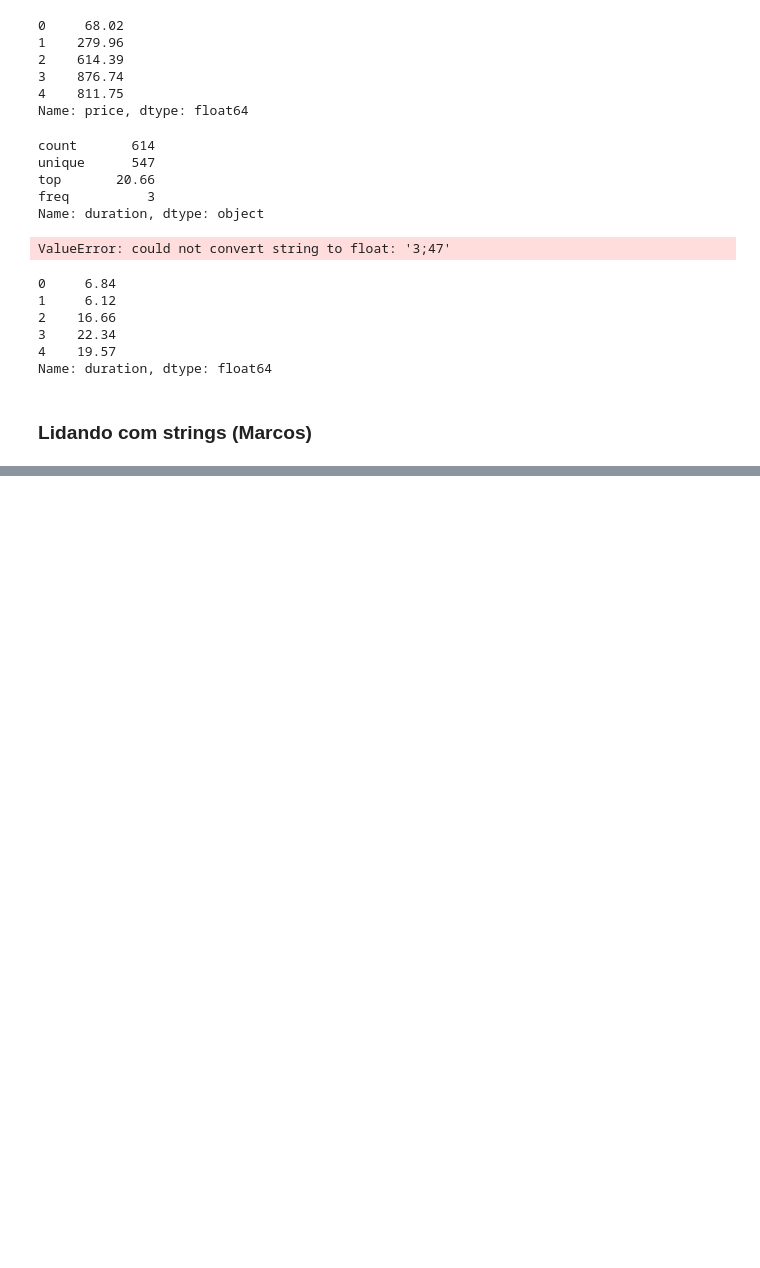
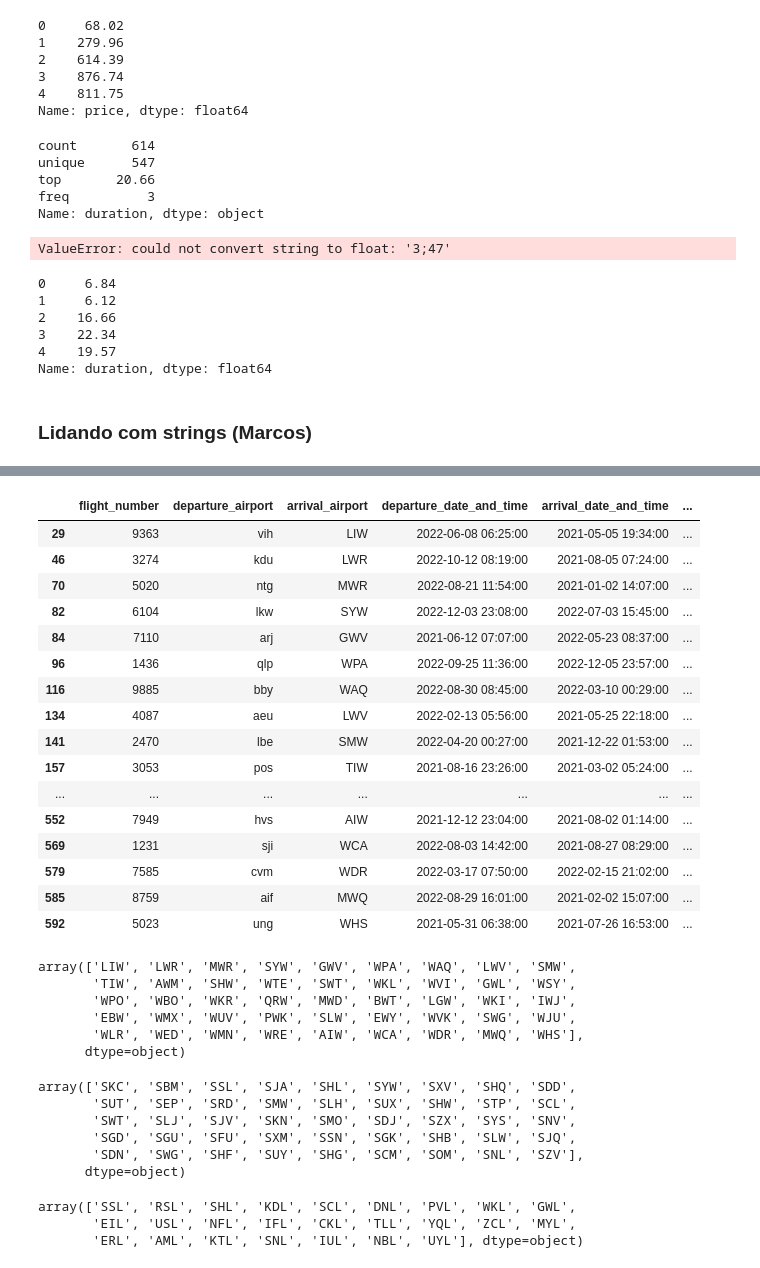
Before and after one commit to barbnrosa/trabalho-pandas, a Jupyter notebook: pandas.ipynb, the cells around one changed output, grey strips where cells are left out. Drawn from its saved outputs; the diff is of its cells as text; code cells hidden in the pictures; blank space fills up the shorter version.

Commit message:
Parte do Marcos - Strings criada

```diff
--- a/pandas.ipynb
+++ b/pandas.ipynb
@@ -307,3 +306,7 @@ df_parsed['duration'].head()
 Name: duration, dtype: float64
 # %% [markdown]
 ### Lidando com strings (Marcos)
+# %%
+# Criando uma cópia do dataframe
+df_strings = df_parsed.copy()
+df_strings
@@ -309,0 +327,6 @@ Name: duration, dtype: float64
+# %%
+# Usando os métodos UPPER e lower para deixar em caixa alta e caixa baixa
+
+df_strings['departure_airport'] = df_strings['departure_airport'].apply(lambda x: x.lower())
+df_strings['airline'] = df_strings['airline'].apply(lambda x: x.upper())
+df_strings
@@ -309,0 +362,4 @@ Name: duration, dtype: float64
+# %%
+# Substituindo espaços em branco
+df_strings['departure_airport'] = df_strings['departure_airport'].str.replace(' ', '')
+df_strings['arrival_airport'] = df_strings['arrival_airport'].str.replace(' ', '')
@@ -309,0 +383,48 @@ Name: duration, dtype: float64
+# %%
+# Buscando aeroportos que contenham a letra "W"
+df_strings[df_strings['arrival_airport'].str.contains('W')]
+# %% [output]
+|  | flight_number | departure_airport | arrival_airport | departure_date_and_time | arrival_date_and_time | ... |
+| 29 | 9363 | vih | LIW | 2022-06-08 06:25:00 | 2021-05-05 19:34:00 | ... |
+| 46 | 3274 | kdu | LWR | 2022-10-12 08:19:00 | 2021-08-05 07:24:00 | ... |
+| 70 | 5020 | ntg | MWR | 2022-08-21 11:54:00 | 2021-01-02 14:07:00 | ... |
+| 82 | 6104 | lkw | SYW | 2022-12-03 23:08:00 | 2022-07-03 15:45:00 | ... |
+| 84 | 7110 | arj | GWV | 2021-06-12 07:07:00 | 2022-05-23 08:37:00 | ... |
+| 96 | 1436 | qlp | WPA | 2022-09-25 11:36:00 | 2022-12-05 23:57:00 | ... |
+| 116 | 9885 | bby | WAQ | 2022-08-30 08:45:00 | 2022-03-10 00:29:00 | ... |
+| 134 | 4087 | aeu | LWV | 2022-02-13 05:56:00 | 2021-05-25 22:18:00 | ... |
+| 141 | 2470 | lbe | SMW | 2022-04-20 00:27:00 | 2021-12-22 01:53:00 | ... |
+| 157 | 3053 | pos | TIW | 2021-08-16 23:26:00 | 2021-03-02 05:24:00 | ... |
+| ... | ... | ... | ... | ... | ... | ... |
+| 552 | 7949 | hvs | AIW | 2021-12-12 23:04:00 | 2021-08-02 01:14:00 | ... |
+| 569 | 1231 | sji | WCA | 2022-08-03 14:42:00 | 2021-08-27 08:29:00 | ... |
+| 579 | 7585 | cvm | WDR | 2022-03-17 07:50:00 | 2022-02-15 21:02:00 | ... |
+| 585 | 8759 | aif | MWQ | 2022-08-29 16:01:00 | 2021-02-02 15:07:00 | ... |
+| 592 | 5023 | ung | WHS | 2021-05-31 06:38:00 | 2021-07-26 16:53:00 | ... |
+# %%
+# Exibindo valores únicos
+df_strings[df_strings['arrival_airport'].str.contains('W')]['arrival_airport'].unique()
+# %% [output]
+array(['LIW', 'LWR', 'MWR', 'SYW', 'GWV', 'WPA', 'WAQ', 'LWV', 'SMW',
+       'TIW', 'AWM', 'SHW', 'WTE', 'SWT', 'WKL', 'WVI', 'GWL', 'WSY',
+       'WPO', 'WBO', 'WKR', 'QRW', 'MWD', 'BWT', 'LGW', 'WKI', 'IWJ',
+       'EBW', 'WMX', 'WUV', 'PWK', 'SLW', 'EWY', 'WVK', 'SWG', 'WJU',
+       'WLR', 'WED', 'WMN', 'WRE', 'AIW', 'WCA', 'WDR', 'MWQ', 'WHS'],
+      dtype=object)
+# %%
+# Aeroportos que comecem com "S"
+df_strings[df_strings['arrival_airport'].str.startswith('S')]['arrival_airport'].unique()
+# %% [output]
+array(['SKC', 'SBM', 'SSL', 'SJA', 'SHL', 'SYW', 'SXV', 'SHQ', 'SDD',
+       'SUT', 'SEP', 'SRD', 'SMW', 'SLH', 'SUX', 'SHW', 'STP', 'SCL',
+       'SWT', 'SLJ', 'SJV', 'SKN', 'SMO', 'SDJ', 'SZX', 'SYS', 'SNV',
+       'SGD', 'SGU', 'SFU', 'SXM', 'SSN', 'SGK', 'SHB', 'SLW', 'SJQ',
+       'SDN', 'SWG', 'SHF', 'SUY', 'SHG', 'SCM', 'SOM', 'SNL', 'SZV'],
+      dtype=object)
+# %%
+# Aeroportos que terminem com L
+df_strings[df_strings['arrival_airport'].str.endswith('L')]['arrival_airport'].unique()
+# %% [output]
+array(['SSL', 'RSL', 'SHL', 'KDL', 'SCL', 'DNL', 'PVL', 'WKL', 'GWL',
+       'EIL', 'USL', 'NFL', 'IFL', 'CKL', 'TLL', 'YQL', 'ZCL', 'MYL',
+       'ERL', 'AML', 'KTL', 'SNL', 'IUL', 'NBL', 'UYL'], dtype=object)
```
Also changed, not shown: parts of 12 cells of this notebook, 1 other file.
